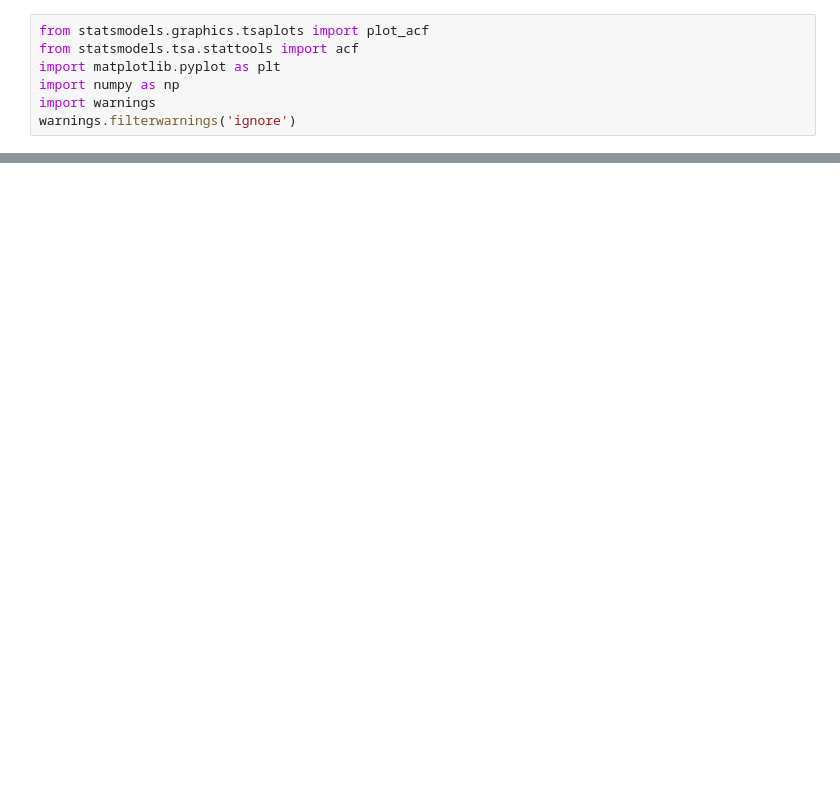
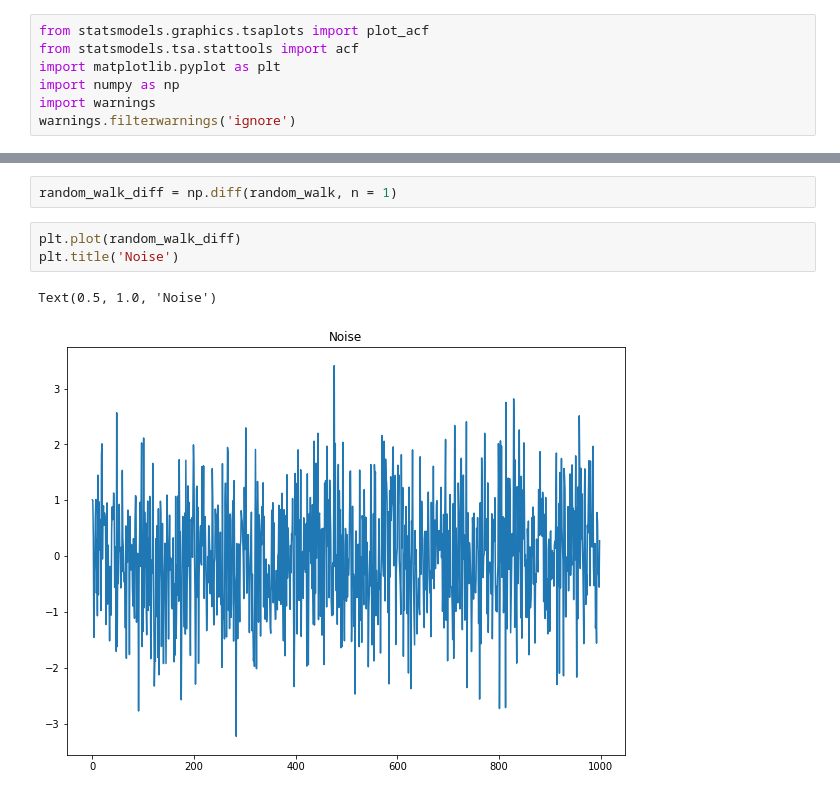
Before and after one commit to thiago2608santana/Analise_Series_Temporais, a Jupyter notebook: Statistical_Learning_Basic_Models.ipynb, the cells around one changed output, grey strips where cells are left out. Drawn from its saved outputs; the diff is of its cells as text; blank space fills up the shorter version.

```diff
--- a/Statistical_Learning_Basic_Models.ipynb
+++ b/Statistical_Learning_Basic_Models.ipynb
@@ -9,0 +50,8 @@ warnings.filterwarnings('ignore')
+# %%
+random_walk_diff = np.diff(random_walk, n = 1)
+# %%
+plt.plot(random_walk_diff)
+plt.title('Noise')
+# %% [output]
+Text(0.5, 1.0, 'Noise')
+[figure, added]
```
Also changed, not shown: parts of 10 cells of this notebook.
